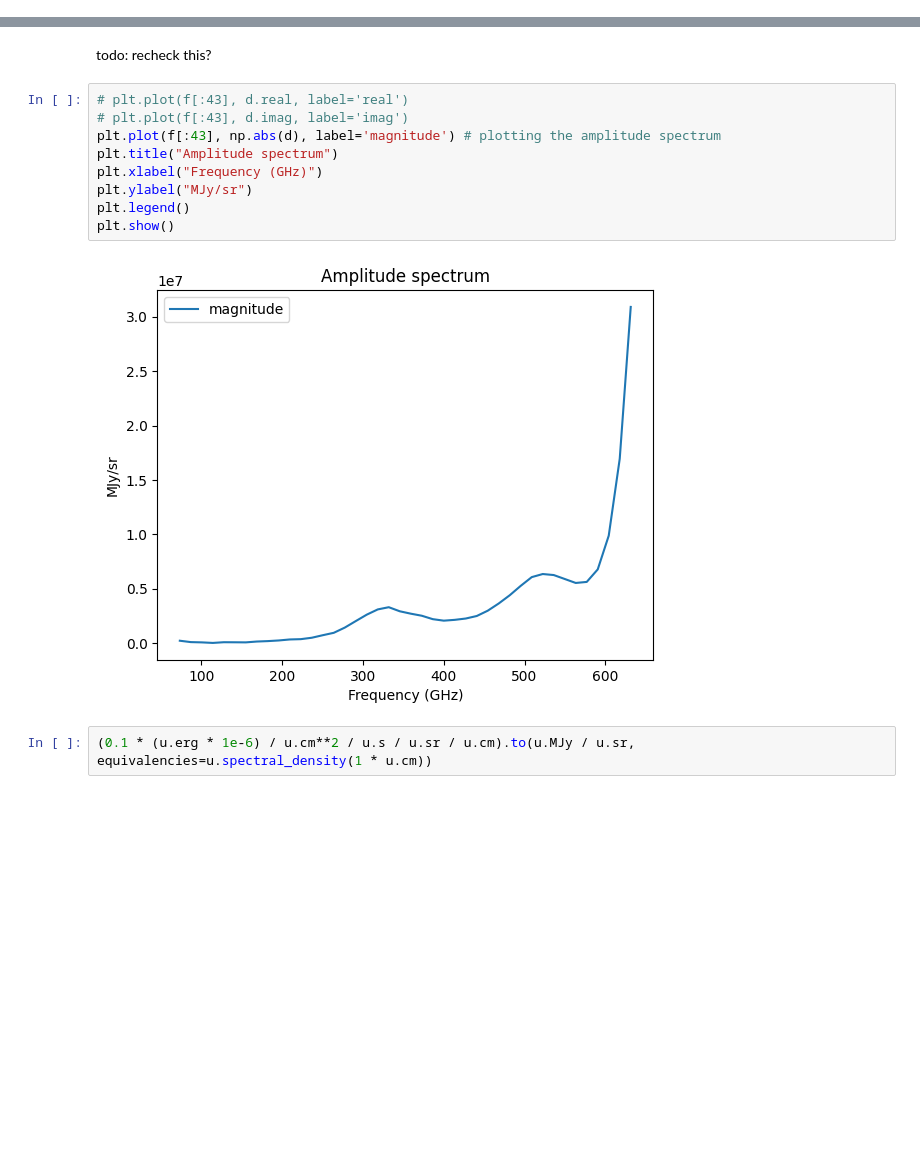
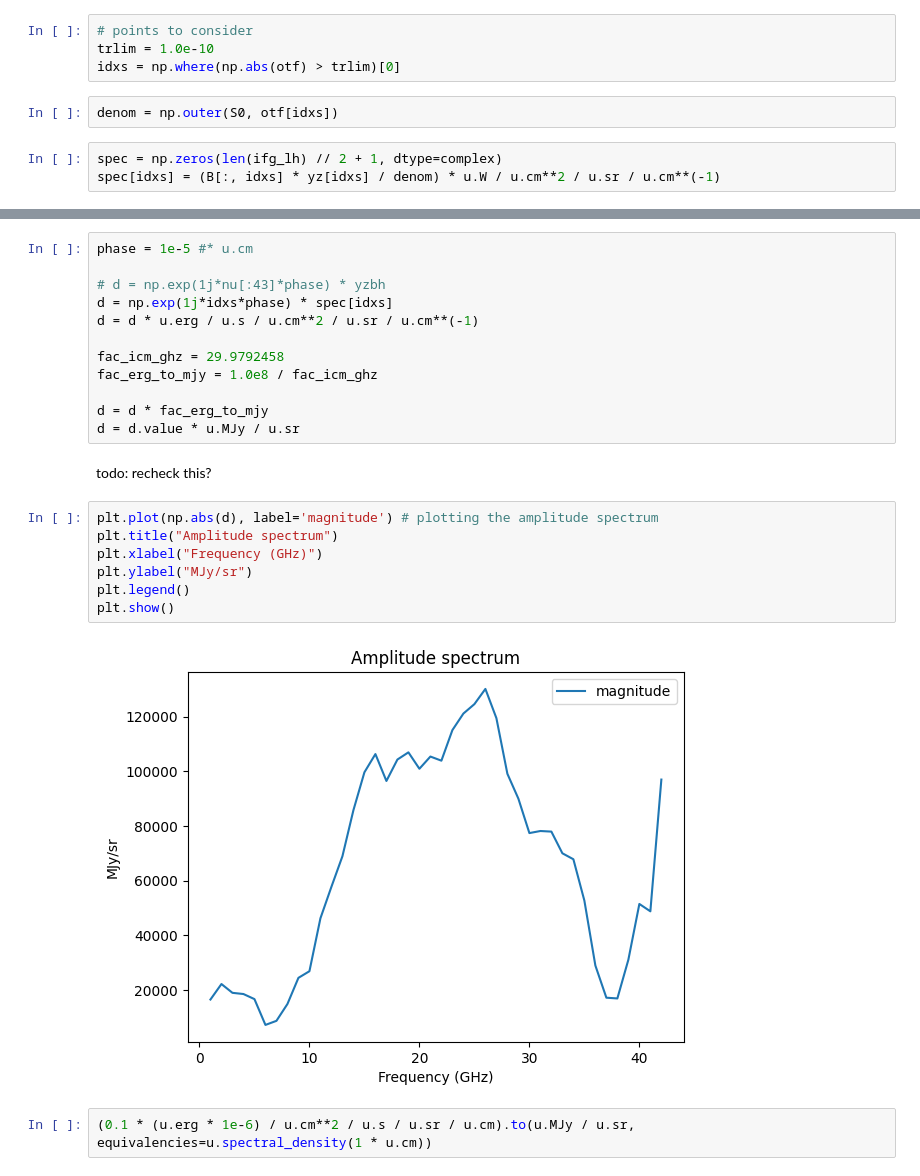
Before and after one commit to Cosmoglobe/FIRAS-Pass5, a Jupyter notebook: commander3/todscripts/firas/src/eda/produce_spectra.ipynb, the cells around one changed output, grey strips where cells are left out. Saved outputs shown, nothing was run; the diff lists cells and outputs as text; blank space fills up the shorter version.

```diff
--- a/commander3/todscripts/firas/src/eda/produce_spectra.ipynb
+++ b/commander3/todscripts/firas/src/eda/produce_spectra.ipynb
@@ -570,2 +466,11 @@ len(otf[np.abs(otf) > 0])
+# %%
+# points to consider
+trlim = 1.0e-10
+idxs = np.where(np.abs(otf) > trlim)[0]
+# %%
+denom = np.outer(S0, otf[idxs])
+# %%
+spec = np.zeros(len(ifg_lh) // 2 + 1, dtype=complex)
+spec[idxs] = (B[:, idxs] * yz[idxs] / denom) * u.W / u.cm**2 / u.sr / u.cm**(-1)
 # %% [markdown]
 Why do we need to force the unit? Shoudldn't the OTF come with units? -- Problem with getting $D(\nu)$ into the right units
@@ -601,16 +487,26 @@ $\mathrm{\frac{MJy}{sr}}$
+# %%
+phase = 1e-5 #* u.cm
+
+# d = np.exp(1j*nu[:43]*phase) * yzbh
+d = np.exp(1j*idxs*phase) * spec[idxs]
+d = d * u.erg / u.s / u.cm**2 / u.sr / u.cm**(-1)
+
+fac_icm_ghz = 29.9792458
+fac_erg_to_mjy = 1.0e8 / fac_icm_ghz
+
+d = d * fac_erg_to_mjy
+d = d.value * u.MJy / u.sr
 # %% [markdown]
 todo: recheck this?
 # %%
-# plt.plot(f[:43], d.real, label='real')
-# plt.plot(f[:43], d.imag, label='imag')
-plt.plot(f[:43], np.abs(d), label='magnitude') # plotting the amplitude spectrum
+plt.plot(np.abs(d), label='magnitude') # plotting the amplitude spectrum
 plt.title("Amplitude spectrum")
 plt.xlabel("Frequency (GHz)")
 plt.ylabel("MJy/sr")
 plt.legend()
 plt.show()
 # %% [output]
-[figure, old version]
+[figure, new version]
 # %%
 (0.1 * (u.erg * 1e-6) / u.cm**2 / u.s / u.sr / u.cm).to(u.MJy / u.sr, equivalencies=u.spectral_density(1 * u.cm))
 # %% [output]
```
Also changed, not shown: parts of 69 cells of this notebook, 1 other file.
